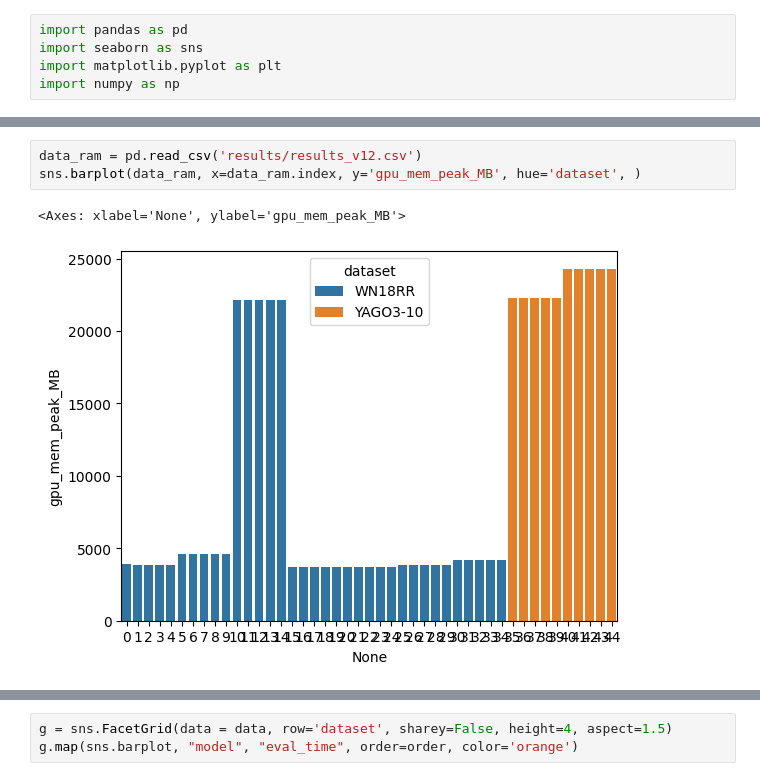
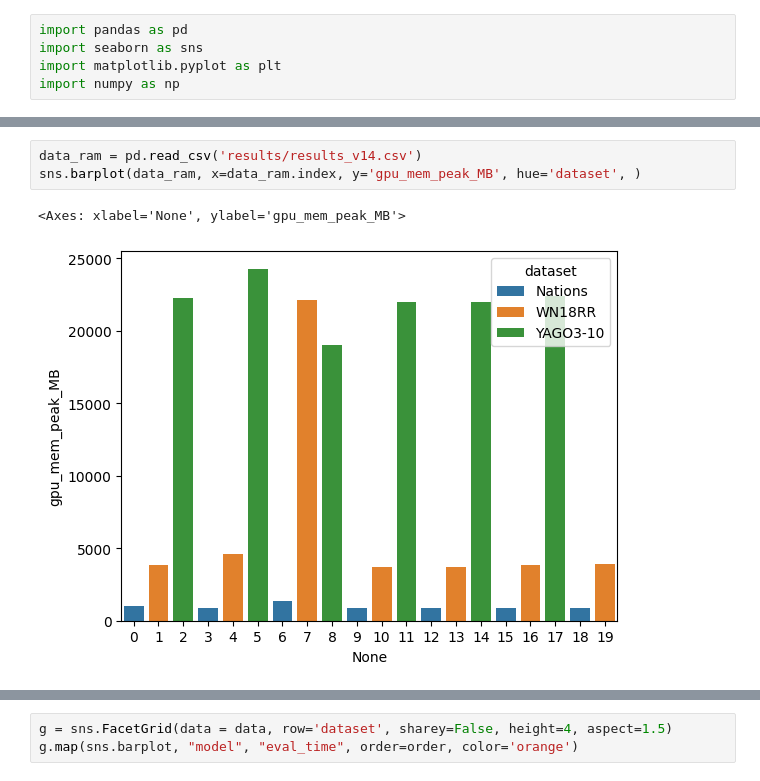
Before and after one commit to grkremer/perf_2026-1, a Jupyter notebook: plotting.ipynb, the cells around one changed output, grey strips where cells are left out. Drawn from its saved outputs; the diff is of its cells as text.

```diff
--- a/plotting.ipynb
+++ b/plotting.ipynb
@@ -27,7 +27,7 @@ data
 # %%
-data_ram = pd.read_csv('results/results_v12.csv')
+data_ram = pd.read_csv('results/results_v14.csv')
 sns.barplot(data_ram, x=data_ram.index, y='gpu_mem_peak_MB', hue='dataset', )
 # %% [output]
 <Axes: xlabel='None', ylabel='gpu_mem_peak_MB'>
-[figure, old version]
+[figure, new version]
 # %%
```
Also changed, not shown: parts of 3 cells of this notebook, 2 other files.
